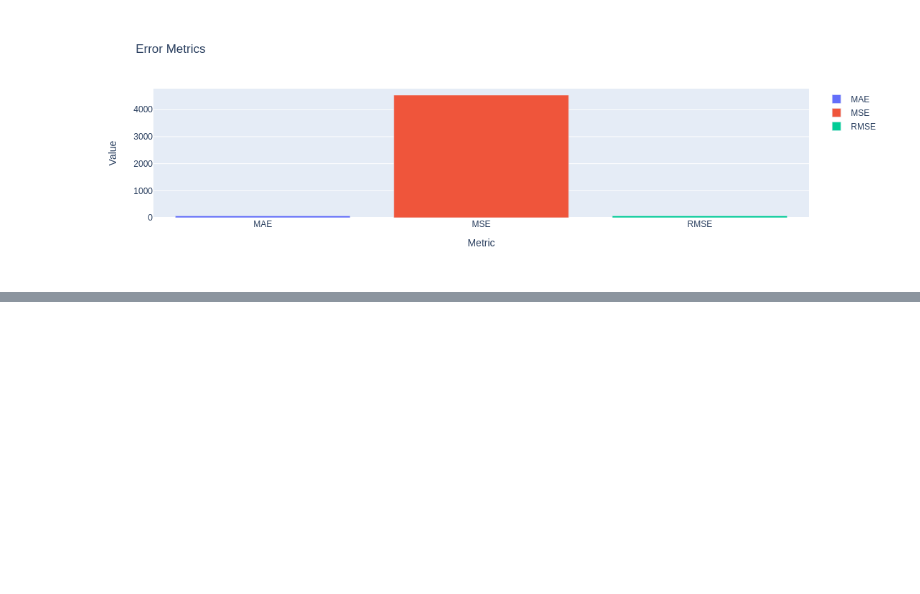
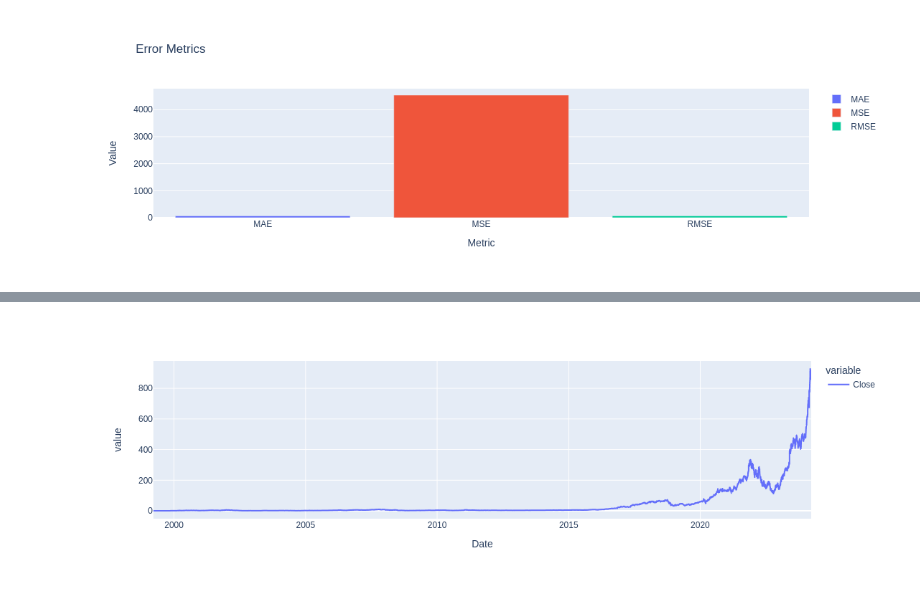
Before and after one commit to TunahanINCE/Machine-Learning-Models-for-Predicting-Stock-Market-Closing-Prices, a Jupyter notebook: TunahanINCE.ipynb, the cells around one changed output, grey strips where cells are left out. Drawn from its saved outputs; the diff is of its cells as text; code cells hidden in the pictures; blank space fills up the shorter version.

```diff
--- a/TunahanINCE.ipynb
+++ b/TunahanINCE.ipynb
@@ -470,0 +452,2 @@ print(f"Test RMSE: {test_rmse}")
+# %%
+df_arima = pd.read_csv("file:///home/hduser/Desktop/NVDA/NVDA.csv")
@@ -470,0 +463,7 @@ print(f"Test RMSE: {test_rmse}")
+# %%
+# Tarih sütununu datetime tipine çevirelim ve indeks olarak ayarlayalım
+df_arima["Date"] = pd.to_datetime(df_arima["Date"])
+df_arima.set_index("Date", inplace=True)
+
+# Veri setinin son halini gösterelim
+df_arima.head()
@@ -470,0 +480,4 @@ print(f"Test RMSE: {test_rmse}")
+# %%
+df_arima["Close"].plot()
+# %% [output]
+[figure, added]
```
Also changed, not shown: parts of 26 cells of this notebook.
